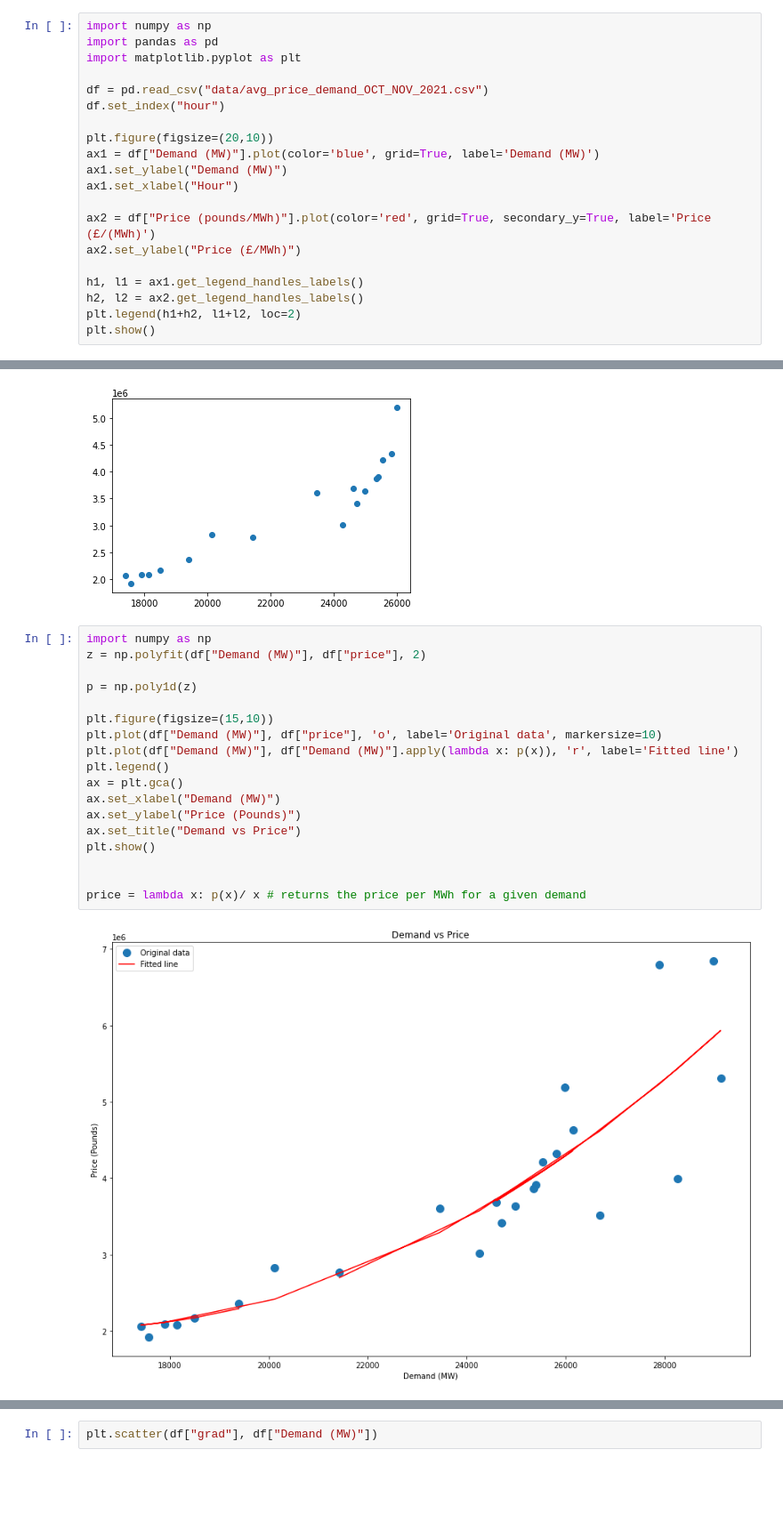
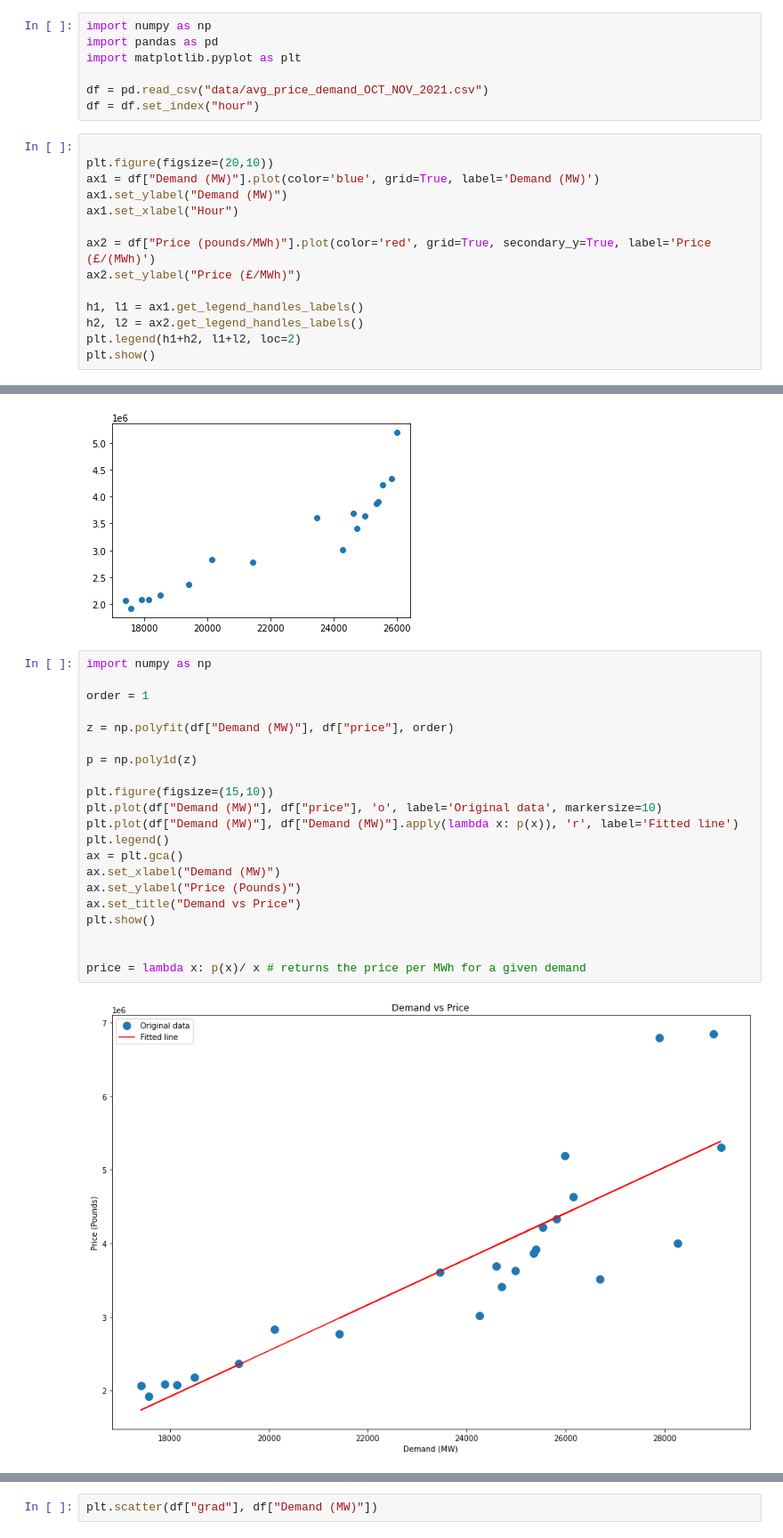
Before and after one commit to o-gent/uk-grid-analysis, a Jupyter notebook: model.ipynb, the cells around one changed output, grey strips where cells are left out. Shown: that part at 89% size. Drawn from its saved outputs; the diff is of its cells as text; blank space fills up the shorter version.

```diff
--- a/model.ipynb
+++ b/model.ipynb
@@ -1,10 +1,11 @@
+# %%
+import numpy as np
+import pandas as pd
+import matplotlib.pyplot as plt
+
+df = pd.read_csv("data/avg_price_demand_OCT_NOV_2021.csv")
+df = df.set_index("hour")
 # %%
-import numpy as np
-import pandas as pd
-import matplotlib.pyplot as plt
-
-df = pd.read_csv("data/avg_price_demand_OCT_NOV_2021.csv")
-df.set_index("hour")
 
 plt.figure(figsize=(20,10))
 ax1 = df["Demand (MW)"].plot(color='blue', grid=True, label='Demand (MW)')
@@ -90,21 +72,24 @@ plt.scatter(dff["Demand (MW)"], dff["price"])
 [figure]
 # %%
 import numpy as np
-z = np.polyfit(df["Demand (MW)"], df["price"], 2)
+
+order = 1
+
+z = np.polyfit(df["Demand (MW)"], df["price"], order)
 
 p = np.poly1d(z)
 
 plt.figure(figsize=(15,10))
 plt.plot(df["Demand (MW)"], df["price"], 'o', label='Original data', markersize=10)
 plt.plot(df["Demand (MW)"], df["Demand (MW)"].apply(lambda x: p(x)), 'r', label='Fitted line')
 plt.legend()
 ax = plt.gca()
 ax.set_xlabel("Demand (MW)")
 ax.set_ylabel("Price (Pounds)")
 ax.set_title("Demand vs Price")
 plt.show()
 
 
 price = lambda x: p(x)/ x # returns the price per MWh for a given demand
 # %% [output]
-[figure, old version]
+[figure, new version]
```
Also changed, not shown: parts of 32 cells of this notebook, 2 other files.
